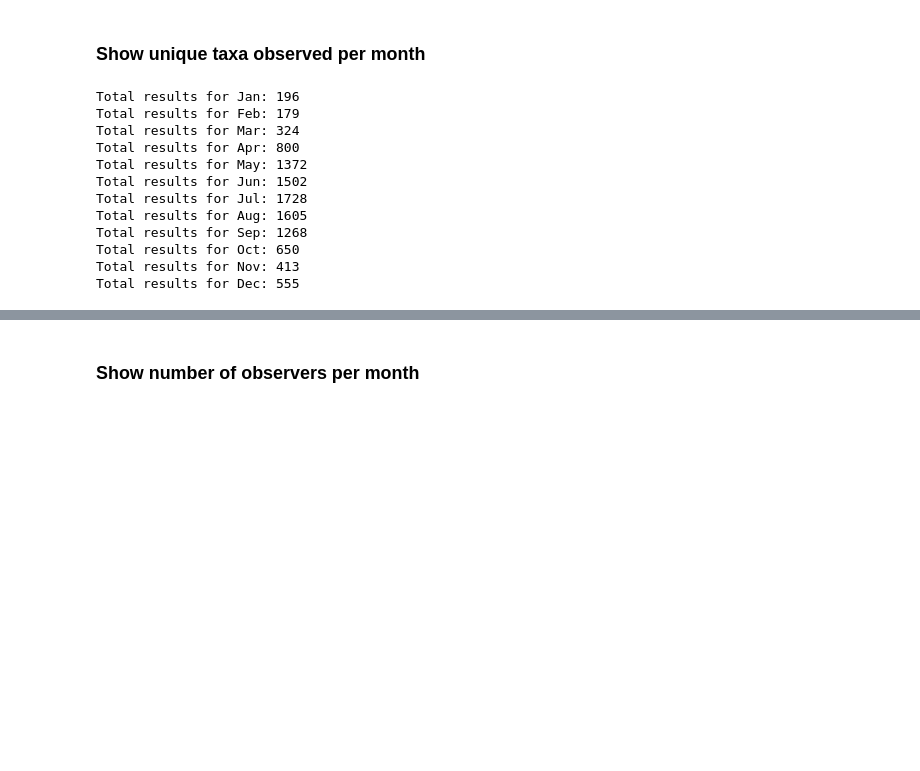
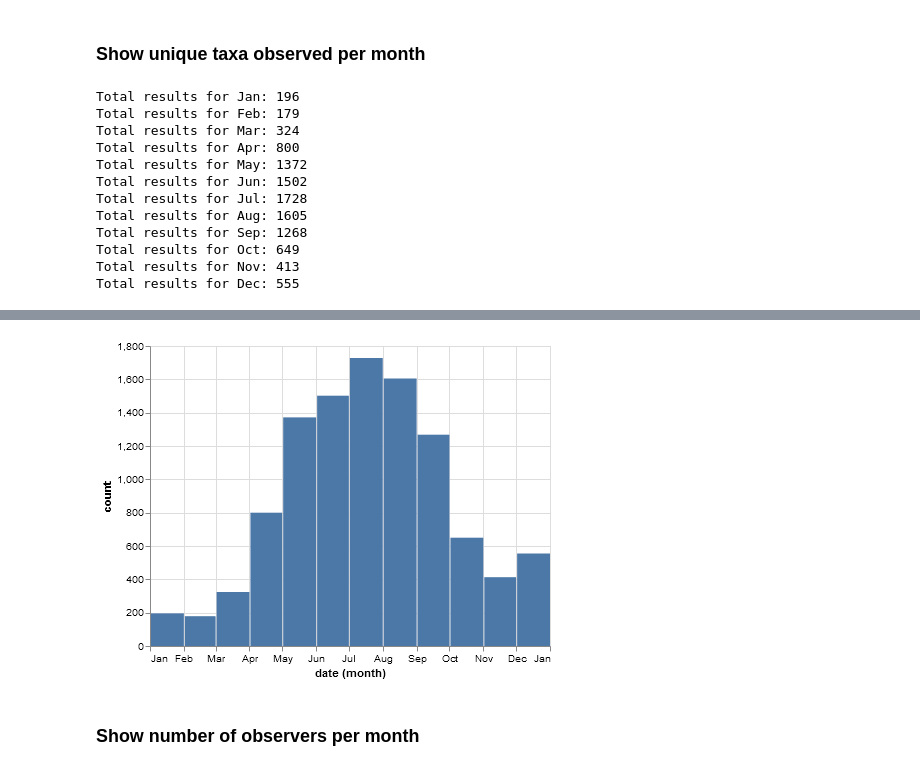
Before and after one commit to pyinat/pyinaturalist, a Jupyter notebook: examples/Data Visualizations - Regional Activity Report.ipynb, the cells around one changed output, grey strips where cells are left out. Cells and saved outputs as stored; diff of their text form; code cells hidden in the pictures; blank space fills up the shorter version.

```diff
--- a/examples/Data Visualizations - Regional Activity Report.ipynb
+++ b/examples/Data Visualizations - Regional Activity Report.ipynb
@@ -87,6 +97,7 @@ def get_monthly_counts(function, label):
 # %%
 taxa_by_month = get_monthly_counts(get_observation_species_counts, 'Taxa')
 alt.Chart(taxa_by_month).mark_bar().encode(x='month(date):T', y='count:Q')
+Image('images/taxa_by_month.png')
 # %% [output]
 Total results for Jan: 196
 Total results for Feb: 179
@@ -97,6 +108,6 @@ Total results for Jun: 1502
 Total results for Jul: 1728
 Total results for Aug: 1605
 Total results for Sep: 1268
-Total results for Oct: 650
+Total results for Oct: 649
 Total results for Nov: 413
 Total results for Dec: 555
@@ -104,3 +114,4 @@ Total results for Dec: 555
+[figure, added]
 # %% [markdown]
 ### Show number of observers per month
 # %%
```
Also changed, not shown: parts of 7 cells of this notebook, 8 other files.
